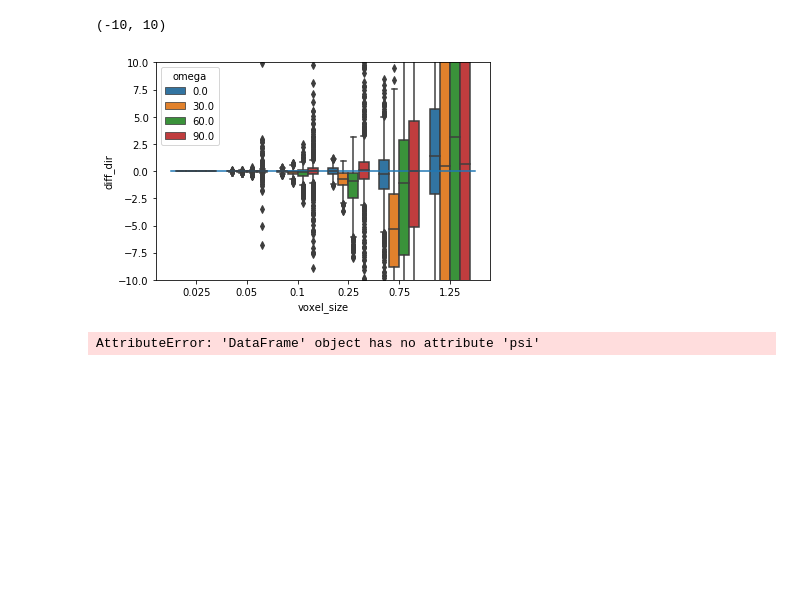
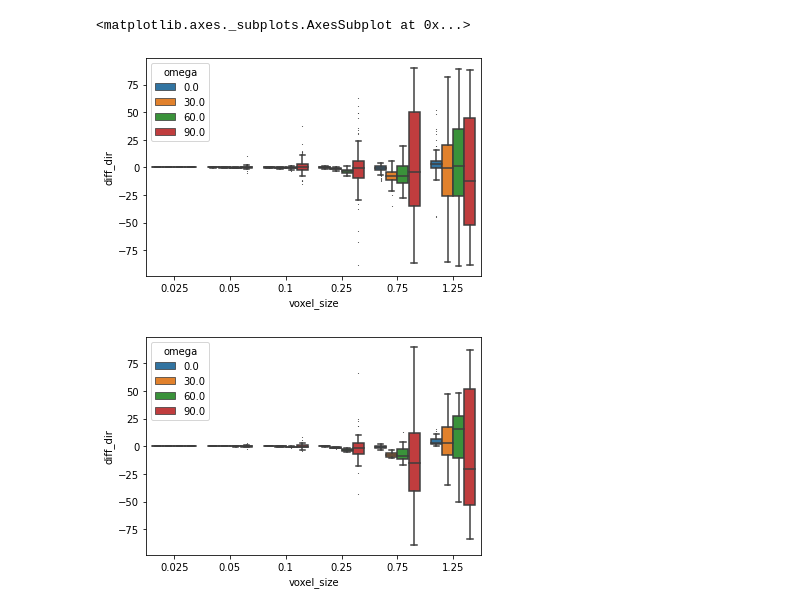
Before and after one commit to fmatuschke/thesis_main, a Jupyter notebook: analysis.ipynb, the cells around one changed output. Cells and saved outputs as stored; diff of their text form; code cells hidden in the pictures; blank space fills up the shorter version.

Commit message:
ADD tilting, voxel-size, length to simulation

```diff
--- a/analysis.ipynb
+++ b/analysis.ipynb
@@ -59,21 +103,21 @@ df_analyse = pd.read_pickle(
 # %%
-fig = sns.boxplot(
+fig, axs = plt.subplots(1,1)
+sns.boxplot(
     x='voxel_size',
-    y='diff_dir',
+    y=mod,
     hue='omega',
-    data=df_analyse[(df_analyse.model == 'r') & (df_analyse.f0 == 0) & (df_analyse.f1 == 0) &
-                    (df_analyse.resolution == 1.25)].explode('diff_dir'),
+    fliersize=0.25,
+    data=df_analyse[(df_analyse.model == 'r') & (df_analyse.f0 == 0) & (df_analyse.f1 == 0) & (df_analyse.psi == 0.5) & (df_analyse.resolution == 1.25)].explode(mod)
 )
-plt.plot([-0.5,5.5],[0,0])
-# fig.axes.set_xlim(-1,1)
-fig.axes.set_ylim(-10,10)
-# tikzplotlib.save("voxel_size_vs_diff_dir.tex
+fig, axs = plt.subplots(1,1)
+sns.boxplot(
+    x='voxel_size',
+    y=mod,
+    hue='omega',
+    fliersize=0.25,
+    data=df_analyse[(df_analyse.model == 'r') & (df_analyse.f0 == 0) & (df_analyse.f1 == 0) & (df_analyse.psi == 0.5) & (df_analyse.resolution == 2.5)].explode(mod)
+)
 # %% [output]
-(-10, 10)
+<matplotlib.axes._subplots.AxesSubplot at 0x...>
-[figure, old version]
+[figure, new version]
+[figure, added]
-# %%
-name = 'direction'
-df_analyse[(df_analyse.model == 'r') & (df_analyse.f0 == 0) & (df_analyse.f1 == 0) & (df_analyse.omega == 0) & (df_analyse.psi == 0.5) &
-                    (df_analyse.resolution == 1.25)].explode(name)[[name, 'voxel_size']].sort_values(name).iloc[100:110]
-# %% [output]
-AttributeError: 'DataFrame' object has no attribute 'psi'
```
Also changed, not shown: parts of 5 cells of this notebook, 4 other files.
